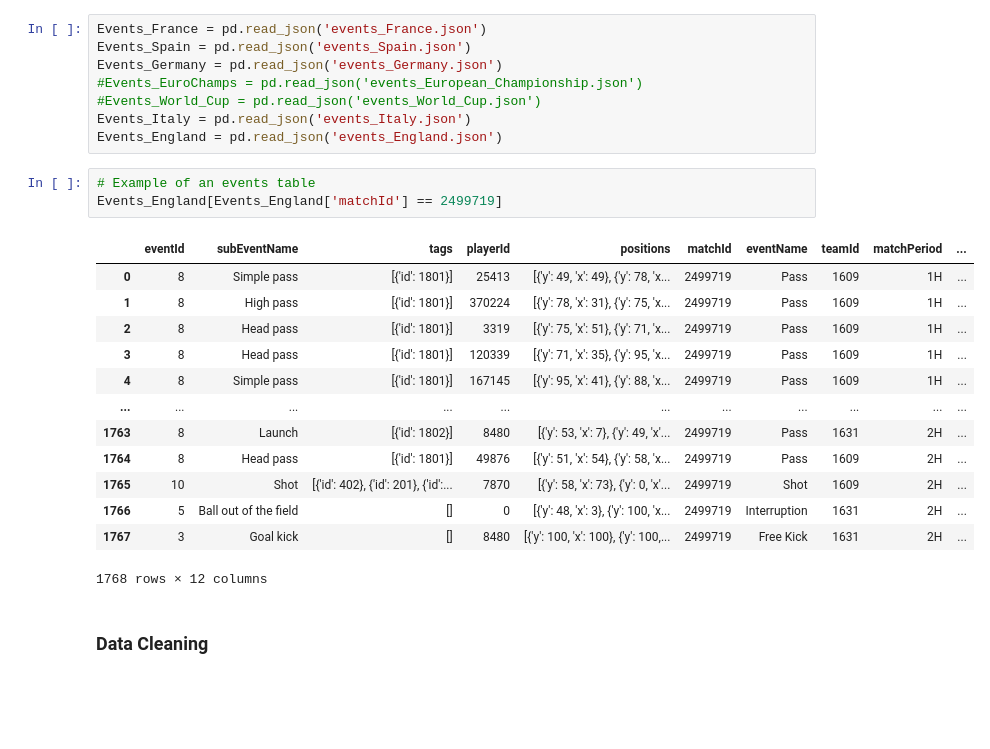
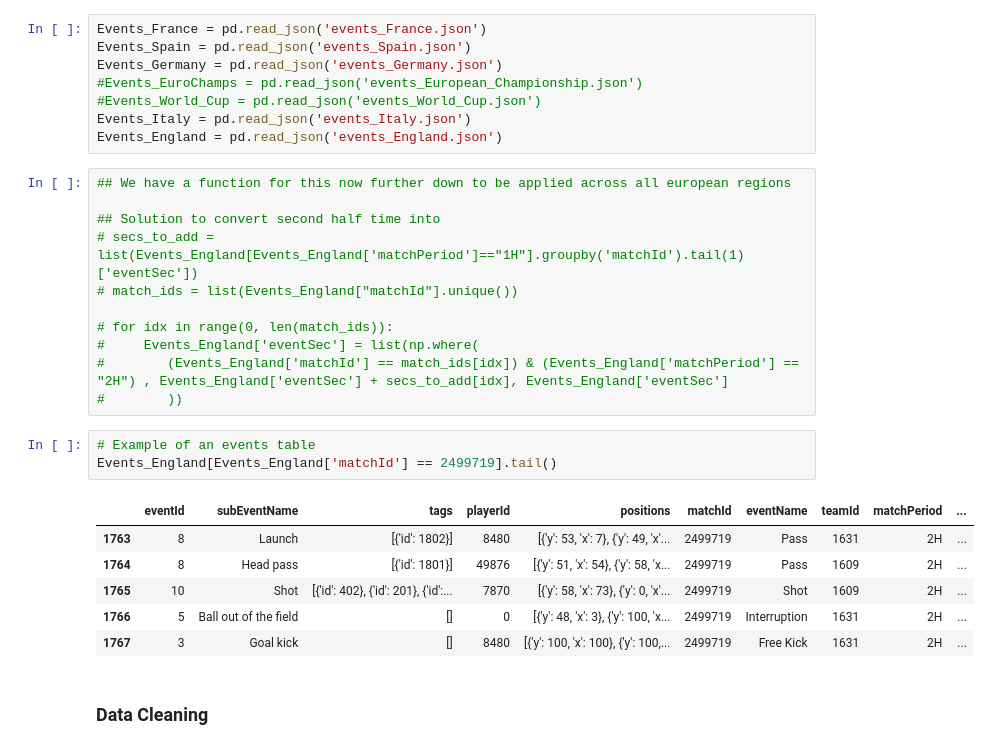
Before and after one commit to bjornmakins/soccer1, a Jupyter notebook: Data_Analysis.ipynb, the cells around one changed output. Cells and saved outputs as stored; diff of their text form; blank space fills up the shorter version.

Commit message:
as at Jan 5 where Pawsey maintenance

```diff
--- a/Data_Analysis.ipynb
+++ b/Data_Analysis.ipynb
@@ -104,23 +106,27 @@ Events_Germany = pd.read_json('events_Germany.json')
 #Events_World_Cup = pd.read_json('events_World_Cup.json')
 Events_Italy = pd.read_json('events_Italy.json')
 Events_England = pd.read_json('events_England.json')
+# %%
+## We have a function for this now further down to be applied across all european regions
+
+## Solution to convert second half time into
+# secs_to_add = list(Events_England[Events_England['matchPeriod']=="1H"].groupby('matchId').tail(1)['eventSec'])
+# match_ids = list(Events_England["matchId"].unique())
+
+# for idx in range(0, len(match_ids)):
+#     Events_England['eventSec'] = list(np.where(
+#        (Events_England['matchId'] == match_ids[idx]) & (Events_England['matchPeriod'] == "2H") , Events_England['eventSec'] + secs_to_add[idx], Events_England['eventSec']
+#        ))
 # %%
 # Example of an events table
-Events_England[Events_England['matchId'] == 2499719]
+Events_England[Events_England['matchId'] == 2499719].tail()
 # %% [output]
 |  | eventId | subEventName | tags | playerId | positions | matchId | eventName | teamId | matchPeriod | ... |
-| 0 | 8 | Simple pass | [{'id': 1801}] | 25413 | [{'y': 49, 'x': 49}, {'y': 78, 'x... | 2499719 | Pass | 1609 | 1H | ... |
-| 1 | 8 | High pass | [{'id': 1801}] | 370224 | [{'y': 78, 'x': 31}, {'y': 75, 'x... | 2499719 | Pass | 1609 | 1H | ... |
-| 2 | 8 | Head pass | [{'id': 1801}] | 3319 | [{'y': 75, 'x': 51}, {'y': 71, 'x... | 2499719 | Pass | 1609 | 1H | ... |
-| 3 | 8 | Head pass | [{'id': 1801}] | 120339 | [{'y': 71, 'x': 35}, {'y': 95, 'x... | 2499719 | Pass | 1609 | 1H | ... |
-| 4 | 8 | Simple pass | [{'id': 1801}] | 167145 | [{'y': 95, 'x': 41}, {'y': 88, 'x... | 2499719 | Pass | 1609 | 1H | ... |
-| ... | ... | ... | ... | ... | ... | ... | ... | ... | ... | ... |
 | 1763 | 8 | Launch | [{'id': 1802}] | 8480 | [{'y': 53, 'x': 7}, {'y': 49, 'x'... | 2499719 | Pass | 1631 | 2H | ... |
 | 1764 | 8 | Head pass | [{'id': 1801}] | 49876 | [{'y': 51, 'x': 54}, {'y': 58, 'x... | 2499719 | Pass | 1609 | 2H | ... |
 | 1765 | 10 | Shot | [{'id': 402}, {'id': 201}, {'id':... | 7870 | [{'y': 58, 'x': 73}, {'y': 0, 'x'... | 2499719 | Shot | 1609 | 2H | ... |
 | 1766 | 5 | Ball out of the field | [] | 0 | [{'y': 48, 'x': 3}, {'y': 100, 'x... | 2499719 | Interruption | 1631 | 2H | ... |
 | 1767 | 3 | Goal kick | [] | 8480 | [{'y': 100, 'x': 100}, {'y': 100,... | 2499719 | Free Kick | 1631 | 2H | ... |
-1768 rows × 12 columns
 # %% [markdown]
 ### Data Cleaning
 # %%
```
Also changed, not shown: parts of 130 cells of this notebook.
